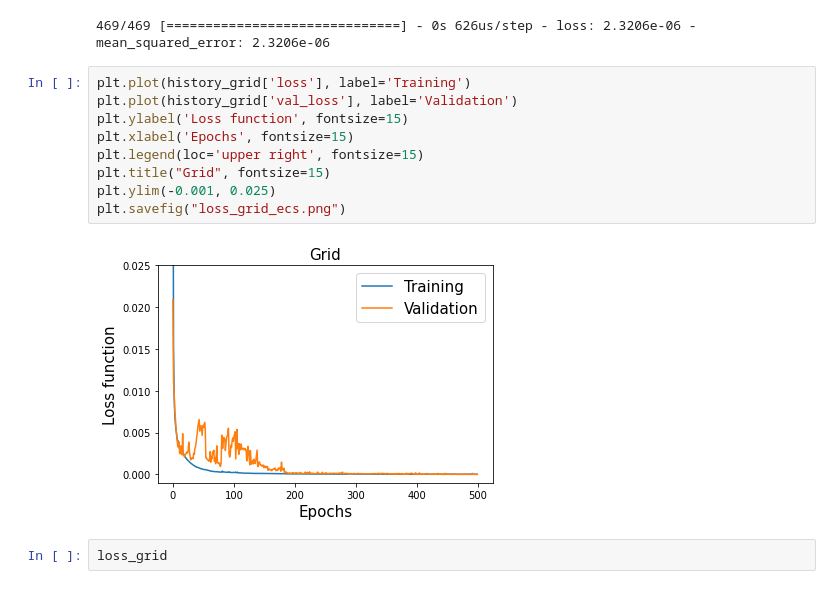
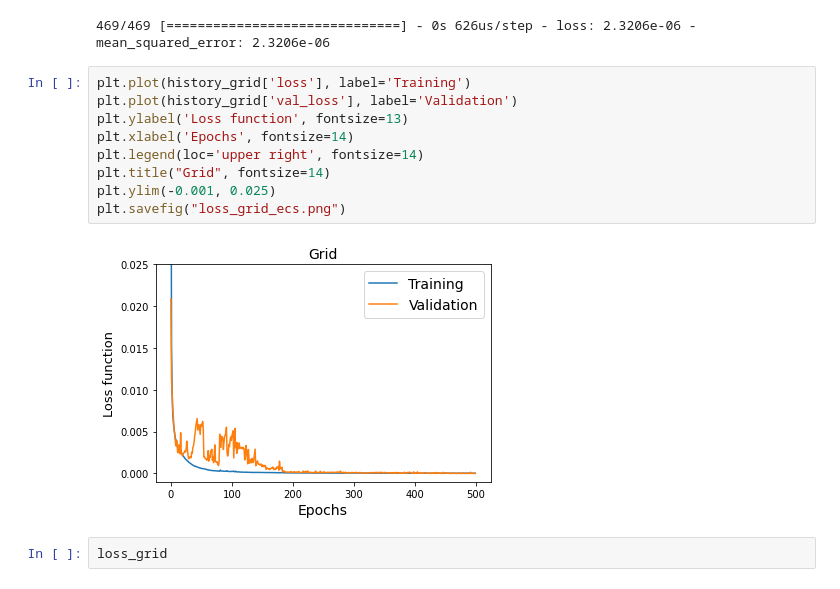
Before and after one commit to igomezv/nnogada, a Jupyter notebook: ecs_diff.ipynb, the cells around one changed output. Drawn from its saved outputs; the diff is of its cells as text.

```diff
--- a/ecs_diff.ipynb
+++ b/ecs_diff.ipynb
@@ -143,14 +143,14 @@ model_grid, loss_grid, history_grid = train_test_model(hparams_grid, X_learn, Y_
 # %%
 plt.plot(history_grid['loss'], label='Training')
 plt.plot(history_grid['val_loss'], label='Validation')
-plt.ylabel('Loss function', fontsize=15)
-plt.xlabel('Epochs', fontsize=15)
-plt.legend(loc='upper right', fontsize=15)
-plt.title("Grid", fontsize=15)
+plt.ylabel('Loss function', fontsize=13)
+plt.xlabel('Epochs', fontsize=14)
+plt.legend(loc='upper right', fontsize=14)
+plt.title("Grid", fontsize=14)
 plt.ylim(-0.001, 0.025)
 plt.savefig("loss_grid_ecs.png")
 # %% [output]
-[figure, old version]
+[figure, new version]
 # %%
 loss_grid
 # %% [output]
```
Also changed, not shown: parts of 2 cells of this notebook.
